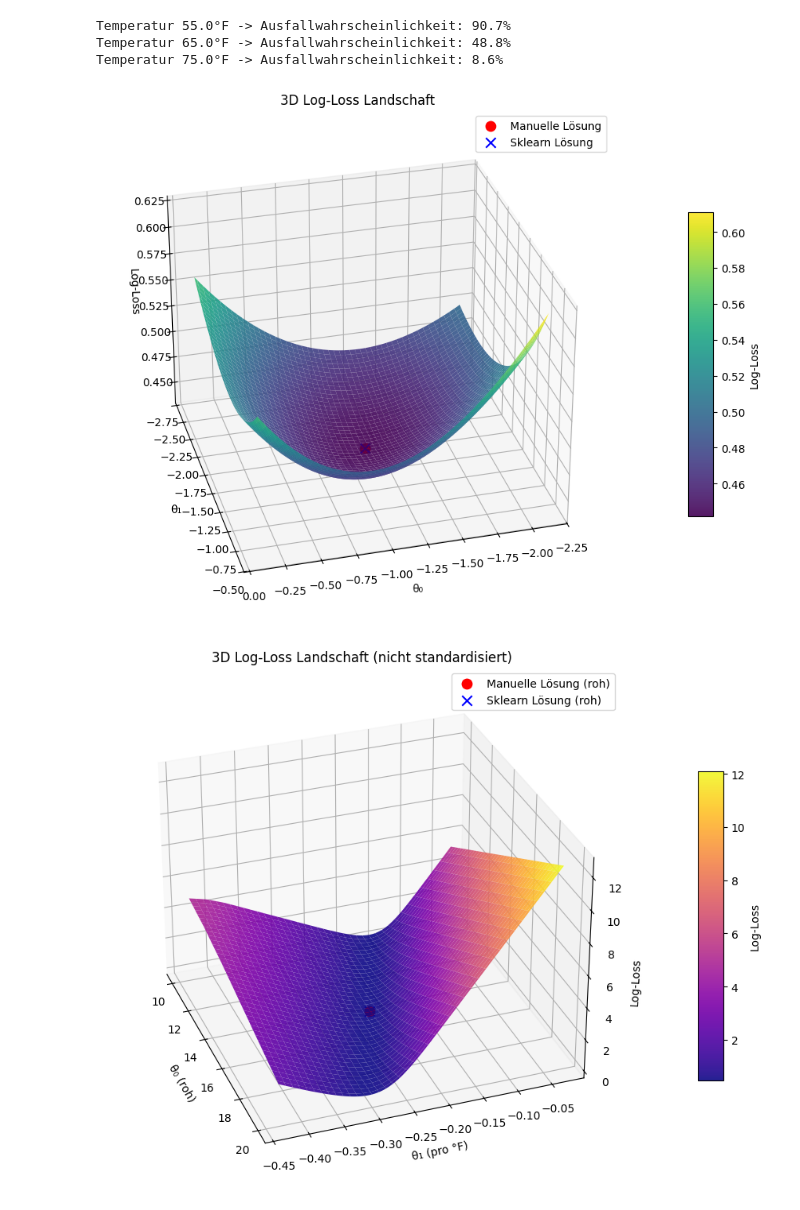
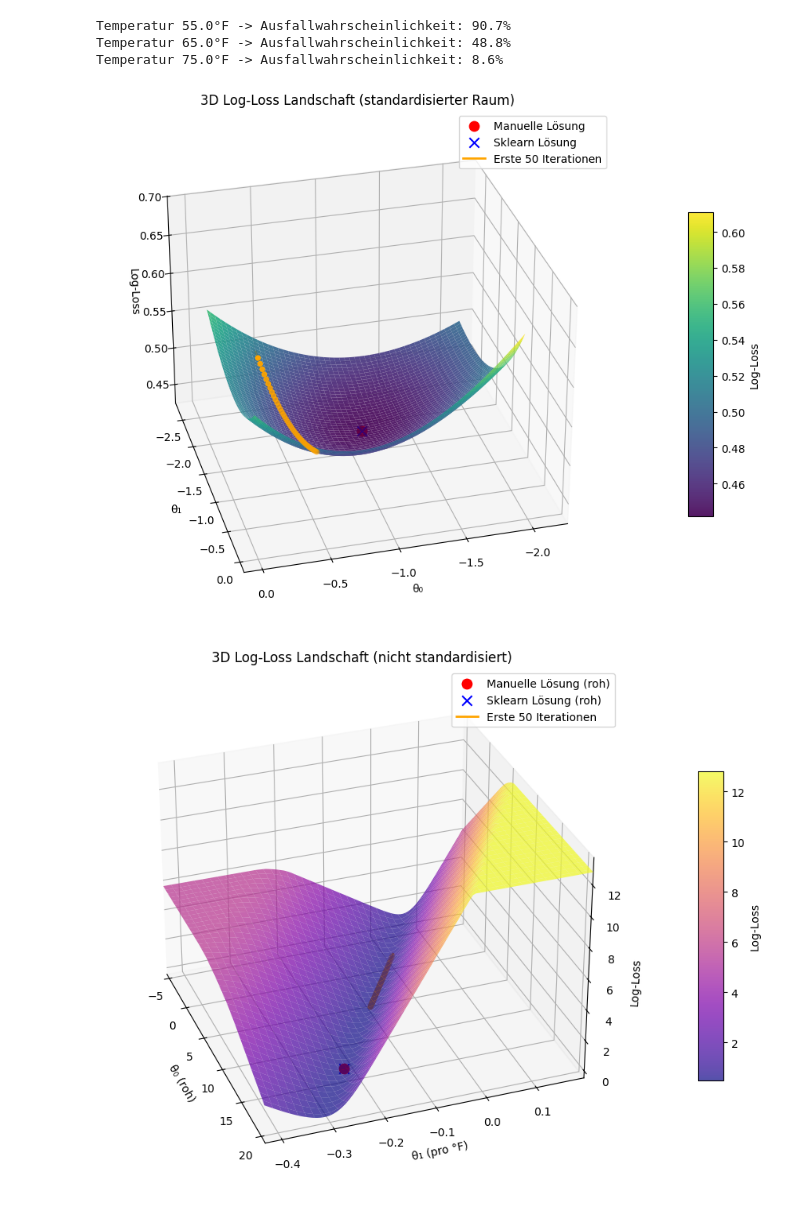
Before and after one commit to antongunst04-ctrl/HFU-Test-Anton-Dennis, a Jupyter notebook: LogReg_Challenger.ipynb, the cells around one changed output. Drawn from its saved outputs; the diff is of its cells as text; code cells hidden in the pictures.

Commit message:
Visualisierung der Iterationen auf der Logloss landschaft

```diff
--- a/LogReg_Challenger.ipynb
+++ b/LogReg_Challenger.ipynb
@@ -50,14 +50,16 @@ def log_loss(y_true, y_prob):
 def train_logreg_simple(X, y, lr=0.1, n_steps=10000):
     theta = np.zeros(X.shape[1])
     losses = []
+    theta_history = []
 
     for _ in range(n_steps):
         probs = sigmoid(X @ theta)
         grad = (X.T @ (probs - y)) / len(y)
         theta = theta - lr * grad
         losses.append(log_loss(y, probs))
+        theta_history.append(theta.copy())
 
-    return theta, losses
+    return theta, losses, theta_history
 # %%
 #Optional: genaue Berechnung für ein gegebenes theta
 def compute_cost(X, y, theta):
@@ -68,7 +70,7 @@ def compute_cost(X, y, theta):
 learning_rate = 0.1
 iterations = 10000
 
-theta_manual, costs_manual = train_logreg_simple(X, y, lr=learning_rate, n_steps=iterations)
+theta_manual, costs_manual, theta_history_manual = train_logreg_simple(X, y, lr=learning_rate, n_steps=iterations)
 
 theta0 = theta_manual[0]
 theta1 = theta_manual[1]
@@ -186,6 +188,10 @@ for i in range(Theta0.shape[0]):
 loss_manual = compute_cost(X, y, np.array([theta0, theta1]))
 loss_sk = compute_cost(X, y, np.array([theta0_sk, theta1_sk]))
 
+# Visualisierung der ersten 50 Iterationen auf der Log-Loss Landschaft
+theta_path = np.array(theta_history_manual[:51])
+path_losses = np.array([compute_cost(X, y, theta_step) for theta_step in theta_path])
+
 fig = plt.figure(figsize=(10, 7))
 ax = fig.add_subplot(111, projection='3d')
 
@@ -199,17 +205,19 @@ fig.colorbar(surface, shrink=0.6, aspect=12, pad=0.1, label='Log-Loss')
 
 ax.scatter(theta0, theta1, loss_manual, color='red', s=80, label='Manuelle Lösung')
 ax.scatter(theta0_sk, theta1_sk, loss_sk, color='blue', s=80, marker='x', label='Sklearn Lösung')
+ax.plot(theta_path[:, 0], theta_path[:, 1], path_losses, color='orange', linewidth=2, label='Erste 50 Iterationen')
+ax.scatter(theta_path[1:, 0], theta_path[1:, 1], path_losses[1:], color='orange', s=18)
 
 ax.set_xlabel('θ₀')
 ax.set_ylabel('θ₁')
 ax.set_zlabel('Log-Loss')
-ax.set_title('3D Log-Loss Landschaft')
+ax.set_title('3D Log-Loss Landschaft (standardisierter Raum)')
 ax.view_init(elev=30, azim=75)
 ax.legend()
 plt.tight_layout()
 plt.show()
 # %% [output]
-[figure, old version]
+[figure, new version]
 # %%
 # 3D-Visualisierung der Log-Loss-Landschaft im NICHT standardisierten Parameterraum
 temp_raw = df['temperature'].values
@@ -221,46 +229,59 @@ theta1_raw_manual = theta1 / temp_std
 theta0_raw_sk = theta0_sk - (theta1_sk * temp_mean / temp_std)
 theta1_raw_sk = theta1_sk / temp_std
 
-# Zentrum und sinnvolle Plotbreite
-theta0_center = 0.5 * (theta0_raw_manual + theta0_raw_sk)
-theta1_center = 0.5 * (theta1_raw_manual + theta1_raw_sk)
-theta0_span = max(5.0, abs(theta0_raw_manual - theta0_raw_sk) * 8)
-theta1_span = max(0.2, abs(theta1_raw_manual - theta1_raw_sk) * 8)
+# Visualisierung der ersten 50 Iterationen auf der Rohraum-Landschaft
+theta_path_raw = np.array([
+    [theta_step[0] - (theta_step[1] * temp_mean / temp_std), theta_step[1] / temp_std]
+    for theta_step in theta_history_manual[:51]
+])
+path_losses_raw = np.array([compute_cost(X_raw, y, theta_step_raw) for theta_step_raw in theta_path_raw])
 
-theta0_raw_range = np.linspace(theta0_center - theta0_span, theta0_center + theta0_span, 120)
-theta1_raw_range = np.linspace(theta1_center - theta1_span, theta1_center + theta1_span, 120)
+# Anzeige an die komplette Iterationsspur anpassen
+theta0_raw_min = min(theta_path_raw[:, 0].min(), theta0_raw_manual, theta0_raw_sk)
+theta0_raw_max = max(theta_path_raw[:, 0].max(), theta0_raw_manual, theta0_raw_sk)
+theta1_raw_min = min(theta_path_raw[:, 1].min(), theta1_raw_manual, theta1_raw_sk)
+theta1_raw_max = max(theta_path_raw[:, 1].max(), theta1_raw_manual, theta1_raw_sk)
+theta0_margin = max(5.0, 0.4 * (theta0_raw_max - theta0_raw_min))
+theta1_margin = max(0.2, 0.4 * (theta1_raw_max - theta1_raw_min))
+
+theta0_raw_range = np.linspace(theta0_raw_min - theta0_margin, theta0_raw_max + theta0_margin, 120)
+theta1_raw_range = np.linspace(theta1_raw_min - theta1_margin, theta1_raw_max + theta1_margin, 120)
 Theta0_raw, Theta1_raw = np.meshgrid(theta0_raw_range, theta1_raw_range)
 Loss_landscape_raw = np.zeros_like(Theta0_raw)
 
 for i in range(Theta0_raw.shape[0]):
     for j in range(Theta0_raw.shape[1]):
         theta_temp_raw = np.array([Theta0_raw[i, j], Theta1_raw[i, j]])
         Loss_landscape_raw[i, j] = compute_cost(X_raw, y, theta_temp_raw)
 
 loss_raw_manual = compute_cost(X_raw, y, np.array([theta0_raw_manual, theta1_raw_manual]))
 loss_raw_sk = compute_cost(X_raw, y, np.array([theta0_raw_sk, theta1_raw_sk]))
 
 fig = plt.figure(figsize=(10, 7))
 ax = fig.add_subplot(111, projection='3d')
 
 surface = ax.plot_surface(
     Theta0_raw, Theta1_raw, Loss_landscape_raw,
     cmap='plasma',
     edgecolor='none',
-    alpha=0.9
+    alpha=0.7
 )
 fig.colorbar(surface, shrink=0.6, aspect=12, pad=0.1, label='Log-Loss')
 
 ax.scatter(theta0_raw_manual, theta1_raw_manual, loss_raw_manual, color='red', s=80, label='Manuelle Lösung (roh)')
 ax.scatter(theta0_raw_sk, theta1_raw_sk, loss_raw_sk, color='blue', s=80, marker='x', label='Sklearn Lösung (roh)')
+ax.plot(theta_path_raw[:, 0], theta_path_raw[:, 1], path_losses_raw, color='orange', linewidth=2, label='Erste 50 Iterationen')
+ax.scatter(theta_path_raw[1:, 0], theta_path_raw[1:, 1], path_losses_raw[1:], color='orange', s=18)
+ax.set_xlim(theta0_raw_min - theta0_margin, theta0_raw_max + theta0_margin)
+ax.set_ylim(theta1_raw_min - theta1_margin, theta1_raw_max + theta1_margin)
 
 ax.set_xlabel('θ₀ (roh)')
 ax.set_ylabel('θ₁ (pro °F)')
 ax.set_zlabel('Log-Loss')
 ax.set_title('3D Log-Loss Landschaft (nicht standardisiert)')
 ax.view_init(elev=30, azim=-20)
 ax.legend()
 plt.tight_layout()
 plt.show()
 # %% [output]
-[figure, old version]
+[figure, new version]
```
